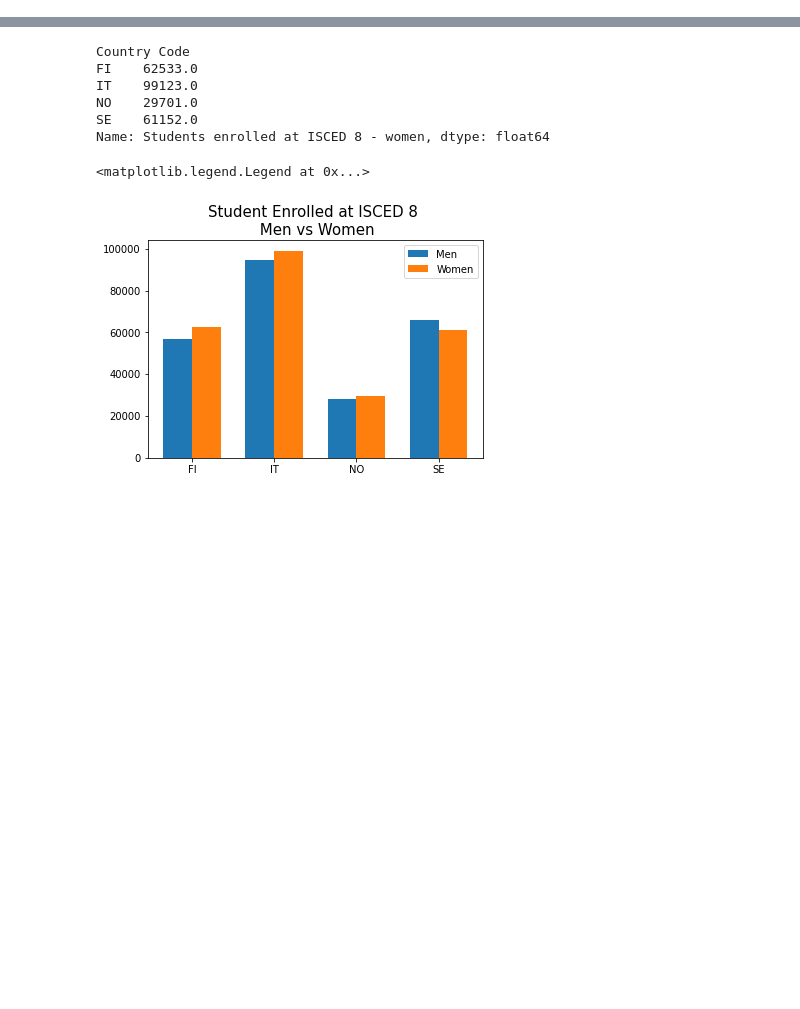
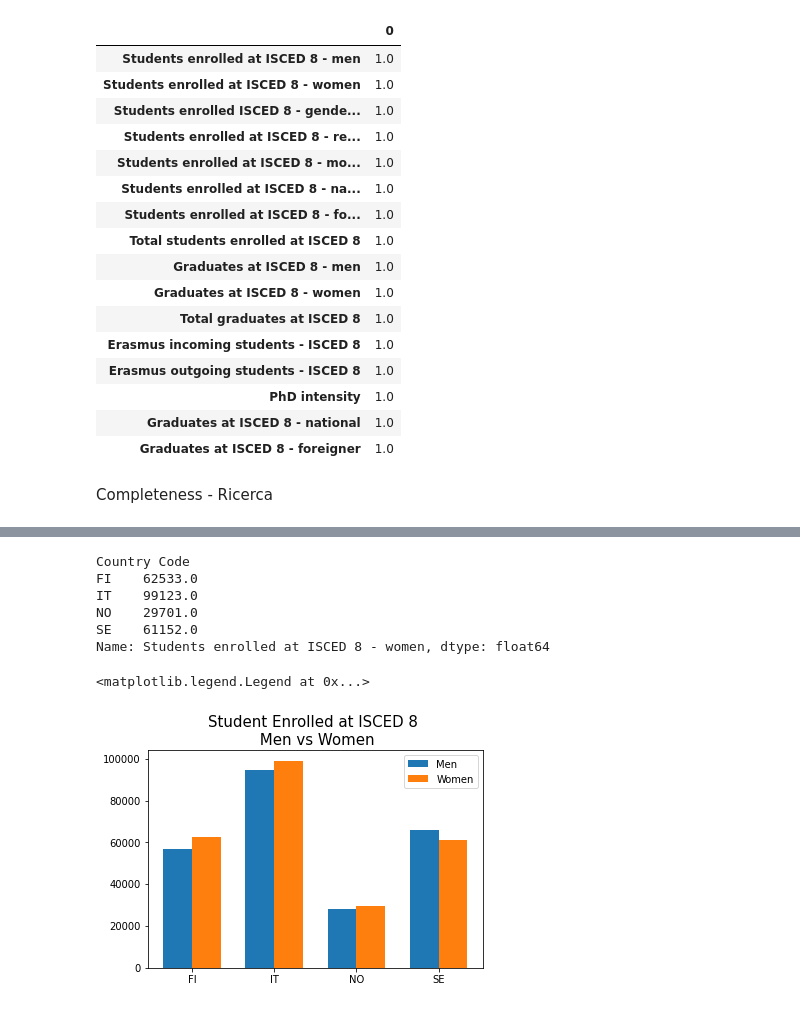
Before and after one commit to robertapassarelli/QME_projectwork, a Jupyter notebook: project_qme.ipynb, the cells around one changed output, grey strips where cells are left out. Drawn from its saved outputs; the diff is of its cells as text; code cells hidden in the pictures; blank space fills up the shorter version.

```diff
--- a/project_qme.ipynb
+++ b/project_qme.ipynb
@@ -66,0 +188,38 @@ set(data_clean0["Country Code"]) # These are the contries considered
+# %%
+# after accuracy
+raw_data_r=raw_data_r.replace(['a', 'c', 'm', 's', 'x', 'xc', 'xr'],0)
+raw_data_r=raw_data_r.fillna(0)
+
+after_accuracy=defaultdict()
+for j in var_check:
+    counter=0
+    for i in range(len(list((raw_data_r[j])))):
+        if str(list(raw_data_r[j])[i]).isdigit():
+            if int(list(raw_data_r[j])[i])>=0:
+                counter+=1
+        else:
+            if list(raw_data_r[j])[i] in (missing_values):
+                counter+=1
+    after_accuracy[j]=counter/len(raw_data)
+# %%
+pd.DataFrame.from_dict(after_accuracy, orient='index').loc[var_check, :]
+# %% [output]
+|  | 0 |
+| Students enrolled at ISCED 8 - men | 1.0 |
+| Students enrolled at ISCED 8 - women | 1.0 |
+| Students enrolled ISCED 8 - gende... | 1.0 |
+| Students enrolled at ISCED 8 - re... | 1.0 |
+| Students enrolled at ISCED 8 - mo... | 1.0 |
+| Students enrolled at ISCED 8 - na... | 1.0 |
+| Students enrolled at ISCED 8 - fo... | 1.0 |
+| Total students enrolled at ISCED 8 | 1.0 |
+| Graduates at ISCED 8 - men | 1.0 |
+| Graduates at ISCED 8 - women | 1.0 |
+| Total graduates at ISCED 8 | 1.0 |
+| Erasmus incoming students - ISCED 8 | 1.0 |
+| Erasmus outgoing students - ISCED 8 | 1.0 |
+| PhD intensity | 1.0 |
+| Graduates at ISCED 8 - national | 1.0 |
+| Graduates at ISCED 8 - foreigner | 1.0 |
+# %% [markdown]
+Completeness - Ricerca
```
Also changed, not shown: parts of 26 cells of this notebook.
